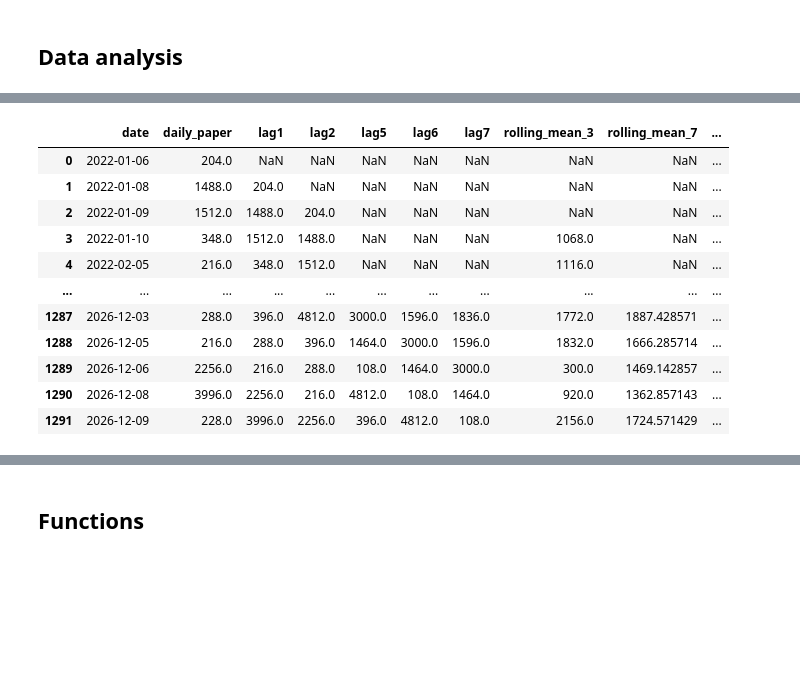
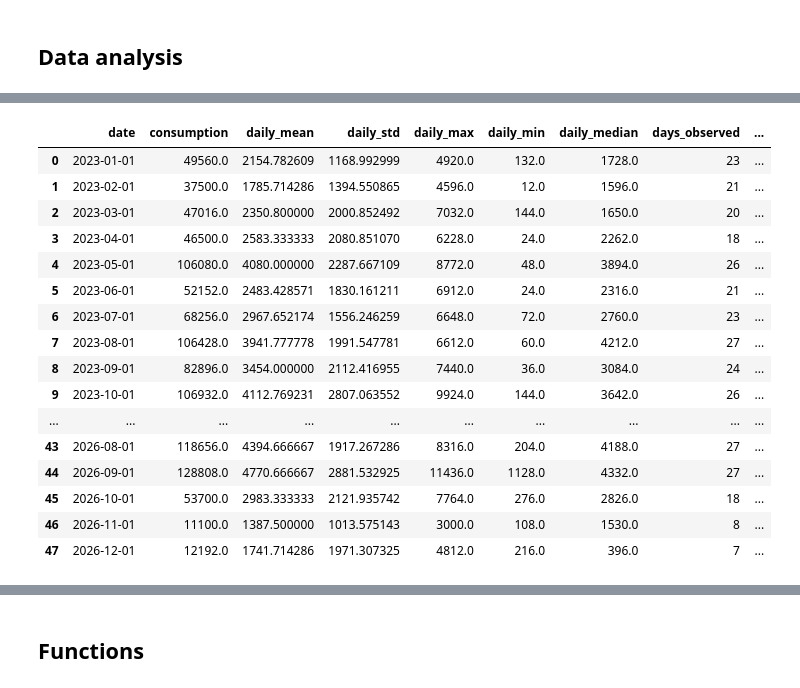
Before and after one commit to 9000639lpht/temporal-series-analysis, a Jupyter notebook: notebooks/SQL_data.ipynb, the cells around one changed output, grey strips where cells are left out. Saved outputs shown, nothing was run; the diff lists cells and outputs as text; code cells hidden in the pictures; blank space fills up the shorter version.

```diff
--- a/notebooks/SQL_data.ipynb
+++ b/notebooks/SQL_data.ipynb
@@ -94,0 +101,3 @@ df
+# %%
+df_daily = pd.read_csv("C:/Users/9000639/Documents/CQ_SerieTemporal/temporal-series-analysis/data/daily_paper_data.csv", parse_dates=["date"])
+df_daily.head()
@@ -132,0 +149,8 @@ plt.show()
+# %%
+# Analysis by month
+df_monthly = df_daily.set_index("date")["daily_paper"].resample("MS").sum().reset_index()
+# ADF Test
+adf_result = adfuller(df_monthly["daily_paper"].dropna())
+p_value = adf_result[1]
+print(f"Estatística ADF: {adf_result[0]:.4f}")
+print(f"p-valor: {p_value:.6f}")
@@ -133,33 +198,56 @@ plt.show()
 # %%
 # Create new features based on the month and lagged values of the consumption
-df["lag1"] = df["daily_paper"].shift(1)
-df["lag2"] = df["daily_paper"].shift(2)
-df["lag5"] = df["daily_paper"].shift(5)
-df["lag6"] = df["daily_paper"].shift(6)
-df["lag7"] = df["daily_paper"].shift(7)
-df["rolling_mean_3"] = df["daily_paper"].shift(1).rolling(window=3).mean()
-df["rolling_mean_7"] = df["daily_paper"].shift(1).rolling(window=7).mean()
-df["rolling_mean_14"] = df["daily_paper"].shift(1).rolling(window=14).mean()
-df["std_7"] = df["daily_paper"].shift(1).rolling(window=7).std()
-df["day_of_week"] = df['date'].dt.dayofweek
-df["day_of_month"] = df['date'].dt.day
-df["month"] = df['date'].dt.month
-df["year"] = df['date'].dt.year
-df["week_of_year"] = df['date'].dt.isocalendar().week.astype(int)
-df["is_weekend"] = (df['date'].dt.dayofweek >= 5).astype(int)
-df["diff_1_7"] = df["lag1"] - df["lag7"]
-df["ratio_7_14"] = df["rolling_mean_7"] / df["rolling_mean_14"]
-df
+df_monthly = (
+    df_daily.set_index("date")
+      .resample("MS")
+      .agg(
+          consumption=("daily_paper", "sum"),
+          daily_mean=("daily_paper", "mean"),
+          daily_std=("daily_paper", "std"),
+          daily_max=("daily_paper", "max"),
+          daily_min=("daily_paper", "min"),
+          daily_median=("daily_paper", "median"),
+          days_observed=("daily_paper", "count")
+      )
+      .reset_index()
+)
+
+for lag in [1, 2, 3, 6, 12, 13]:
+    df_monthly[f"consumption_lag_{lag}"] = df_monthly["consumption"].shift(lag)
+
+for window in [3, 6, 12]:
+    df_monthly[f"rolling_mean_{window}"] = df_monthly["consumption"].shift(1).rolling(window).mean()
+    df_monthly[f"rolling_std_{window}"] = df_monthly["consumption"].shift(1).rolling(window).std()
+    df_monthly[f"rolling_min_{window}"] = df_monthly["consumption"].shift(1).rolling(window).min()
+    df_monthly[f"rolling_max_{window}"] = df_monthly["consumption"].shift(1).rolling(window).max()
+
+df_monthly["change_1m"] = df_monthly["consumption"].shift(1) - df_monthly["consumption"].shift(2)
+df_monthly["pct_change_1m"] = df_monthly["consumption"].pct_change().shift(1)
+df_monthly["yoy_change"] = df_monthly["consumption"].shift(1) / df_monthly["consumption"].shift(13) - 1
+df_monthly["month"] = df_monthly["date"].dt.month
+df_monthly["quarter"] = df_monthly["date"].dt.quarter
+df_monthly["year"] = df_monthly["date"].dt.year
+df_monthly["days_in_month"] = df_monthly["date"].dt.days_in_month
+df_monthly["month_sin"] = [sin(2*pi*month/12) for month in df_monthly["month"]]
+df_monthly["month_cos"] = [cos(2*pi*month/12) for month in df_monthly["month"]]
+df_monthly["trend"] = np.arange(len(df_monthly))
+df_monthly["target"] = df_monthly["consumption"].shift(-1)
+df_monthly
 # %% [output]
-|  | date | daily_paper | lag1 | lag2 | lag5 | lag6 | lag7 | rolling_mean_3 | rolling_mean_7 | ... |
-| 0 | 2022-01-06 | 204.0 | NaN | NaN | NaN | NaN | NaN | NaN | NaN | ... |
-| 1 | 2022-01-08 | 1488.0 | 204.0 | NaN | NaN | NaN | NaN | NaN | NaN | ... |
-| 2 | 2022-01-09 | 1512.0 | 1488.0 | 204.0 | NaN | NaN | NaN | NaN | NaN | ... |
-| 3 | 2022-01-10 | 348.0 | 1512.0 | 1488.0 | NaN | NaN | NaN | 1068.0 | NaN | ... |
-| 4 | 2022-02-05 | 216.0 | 348.0 | 1512.0 | NaN | NaN | NaN | 1116.0 | NaN | ... |
-| ... | ... | ... | ... | ... | ... | ... | ... | ... | ... | ... |
-| 1287 | 2026-12-03 | 288.0 | 396.0 | 4812.0 | 3000.0 | 1596.0 | 1836.0 | 1772.0 | 1887.428571 | ... |
-| 1288 | 2026-12-05 | 216.0 | 288.0 | 396.0 | 1464.0 | 3000.0 | 1596.0 | 1832.0 | 1666.285714 | ... |
-| 1289 | 2026-12-06 | 2256.0 | 216.0 | 288.0 | 108.0 | 1464.0 | 3000.0 | 300.0 | 1469.142857 | ... |
-| 1290 | 2026-12-08 | 3996.0 | 2256.0 | 216.0 | 4812.0 | 108.0 | 1464.0 | 920.0 | 1362.857143 | ... |
-| 1291 | 2026-12-09 | 228.0 | 3996.0 | 2256.0 | 396.0 | 4812.0 | 108.0 | 2156.0 | 1724.571429 | ... |
+|  | date | consumption | daily_mean | daily_std | daily_max | daily_min | daily_median | days_observed | ... |
+| 0 | 2023-01-01 | 49560.0 | 2154.782609 | 1168.992999 | 4920.0 | 132.0 | 1728.0 | 23 | ... |
+| 1 | 2023-02-01 | 37500.0 | 1785.714286 | 1394.550865 | 4596.0 | 12.0 | 1596.0 | 21 | ... |
+| 2 | 2023-03-01 | 47016.0 | 2350.800000 | 2000.852492 | 7032.0 | 144.0 | 1650.0 | 20 | ... |
+| 3 | 2023-04-01 | 46500.0 | 2583.333333 | 2080.851070 | 6228.0 | 24.0 | 2262.0 | 18 | ... |
+| 4 | 2023-05-01 | 106080.0 | 4080.000000 | 2287.667109 | 8772.0 | 48.0 | 3894.0 | 26 | ... |
+| 5 | 2023-06-01 | 52152.0 | 2483.428571 | 1830.161211 | 6912.0 | 24.0 | 2316.0 | 21 | ... |
+| 6 | 2023-07-01 | 68256.0 | 2967.652174 | 1556.246259 | 6648.0 | 72.0 | 2760.0 | 23 | ... |
+| 7 | 2023-08-01 | 106428.0 | 3941.777778 | 1991.547781 | 6612.0 | 60.0 | 4212.0 | 27 | ... |
+| 8 | 2023-09-01 | 82896.0 | 3454.000000 | 2112.416955 | 7440.0 | 36.0 | 3084.0 | 24 | ... |
+| 9 | 2023-10-01 | 106932.0 | 4112.769231 | 2807.063552 | 9924.0 | 144.0 | 3642.0 | 26 | ... |
+| ... | ... | ... | ... | ... | ... | ... | ... | ... | ... |
+| 43 | 2026-08-01 | 118656.0 | 4394.666667 | 1917.267286 | 8316.0 | 204.0 | 4188.0 | 27 | ... |
+| 44 | 2026-09-01 | 128808.0 | 4770.666667 | 2881.532925 | 11436.0 | 1128.0 | 4332.0 | 27 | ... |
+| 45 | 2026-10-01 | 53700.0 | 2983.333333 | 2121.935742 | 7764.0 | 276.0 | 2826.0 | 18 | ... |
+| 46 | 2026-11-01 | 11100.0 | 1387.500000 | 1013.575143 | 3000.0 | 108.0 | 1530.0 | 8 | ... |
+| 47 | 2026-12-01 | 12192.0 | 1741.714286 | 1971.307325 | 4812.0 | 216.0 | 396.0 | 7 | ... |
```
Also changed, not shown: parts of 23 cells of this notebook, 5 other files.
